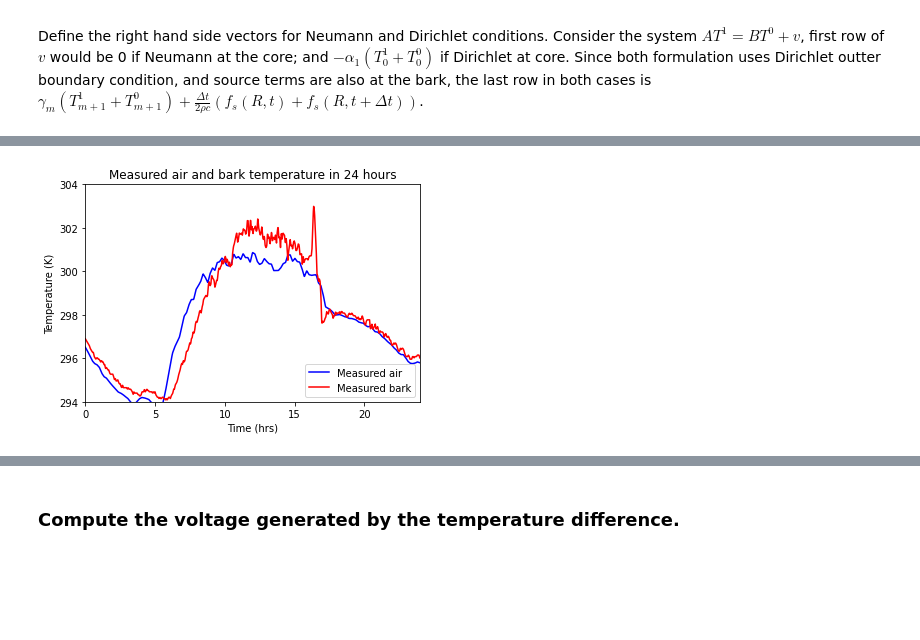
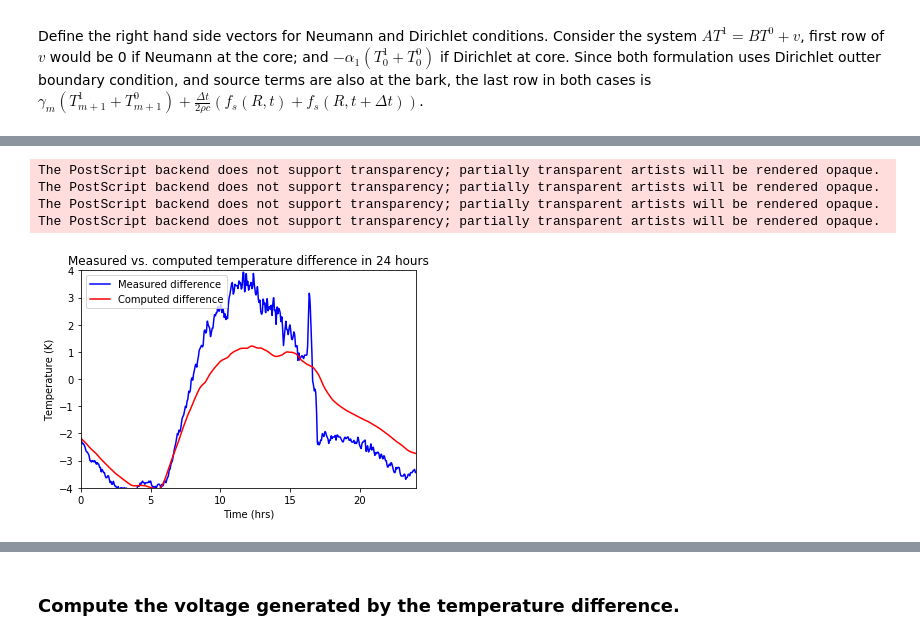
Before and after one commit to yajuna/treeRemote, a Jupyter notebook: notebook/treePower.ipynb, the cells around one changed output, grey strips where cells are left out. Cells and saved outputs as stored; diff of their text form; code cells hidden in the pictures; blank space fills up the shorter version.

```diff
--- a/notebook/treePower.ipynb
+++ b/notebook/treePower.ipynb
@@ -41,9 +41,14 @@ Scipy version is 1.8.0
 # regular save on laptop
 # savefigpath = 'fig/'
 # save on laptop for testing
-savefigpath = 'figPcoeffTest/'
+# savefigpath = 'figPcoeffTest/'
 # save absolute path desktop
-# savefigpath = '/Users/yajuna/Development/tree/notebook/fig_new_data/'
+savefigpath = '/Users/yajuna/Development/tree/notebook/fig_new_data/'
+
+# if use air temperature as boudary condition
+# airbdryFlag = '_airTempbdry'
+# if use measured bark temperature as boudary condition
+airbdryFlag = '_'
 # %% [markdown]
 Define parameters used in time stepping- related to the properties of the trees and weather: thermal conductivity (W/(mK), $\rho$ the density (kg/m^3), specific heat (J/(kgK)); $\rho$ mutiplies specific heat gives the heat capacity; finally
 albedo which impacts how much solar radiation is absorbed (taken to be 0.3 from Potter and Andresen 2002).
@@ -899,15 +821,19 @@ The PostScript backend does not support transparency; partially transparent arti
 # %%
-# Plot measured air and bark temperature
+# Plot measured temperature difference and computed temperature difference
 
-plt.plot(time, T_air, 'b-', label='Measured air ')
-plt.plot(time, bark_temp, 'r-', label='Measured bark')
-plt.legend(loc="lower right")
-message = f"Measured air and bark temperature in 24 hours"
+plt.plot(time, bark_temp - core_temp, 'b-', label='Measured difference')
+plt.plot(time, solutionArray[:,-1] - solutionArray[:,0], 'r-', label='Computed difference')
+plt.legend(loc="upper left")
+message = f"Measured vs. computed temperature difference in 24 hours"
 plt.title(message)
-plt.axis([0, 24, 294, 304])
+plt.axis([0, 24, -4, 4])
 plt.xlabel('Time (hrs)')
 plt.ylabel('Temperature (K)')
-#plt.savefig(savefigpath + 'compare_bark_temp' + '.eps', format='eps', dpi=300,bbox_inches='tight')
+plt.savefig(savefigpath + 'compare_diff_temp' + airbdryFlag + '.eps', format='eps', dpi=300,bbox_inches='tight')
 plt.show()
 # %% [output]
+The PostScript backend does not support transparency; partially transparent artists will be rendered opaque.
+The PostScript backend does not support transparency; partially transparent artists will be rendered opaque.
+The PostScript backend does not support transparency; partially transparent artists will be rendered opaque.
+The PostScript backend does not support transparency; partially transparent artists will be rendered opaque.
-[figure, old version]
+[figure, new version]
```
Also changed, not shown: parts of 22 cells of this notebook.
